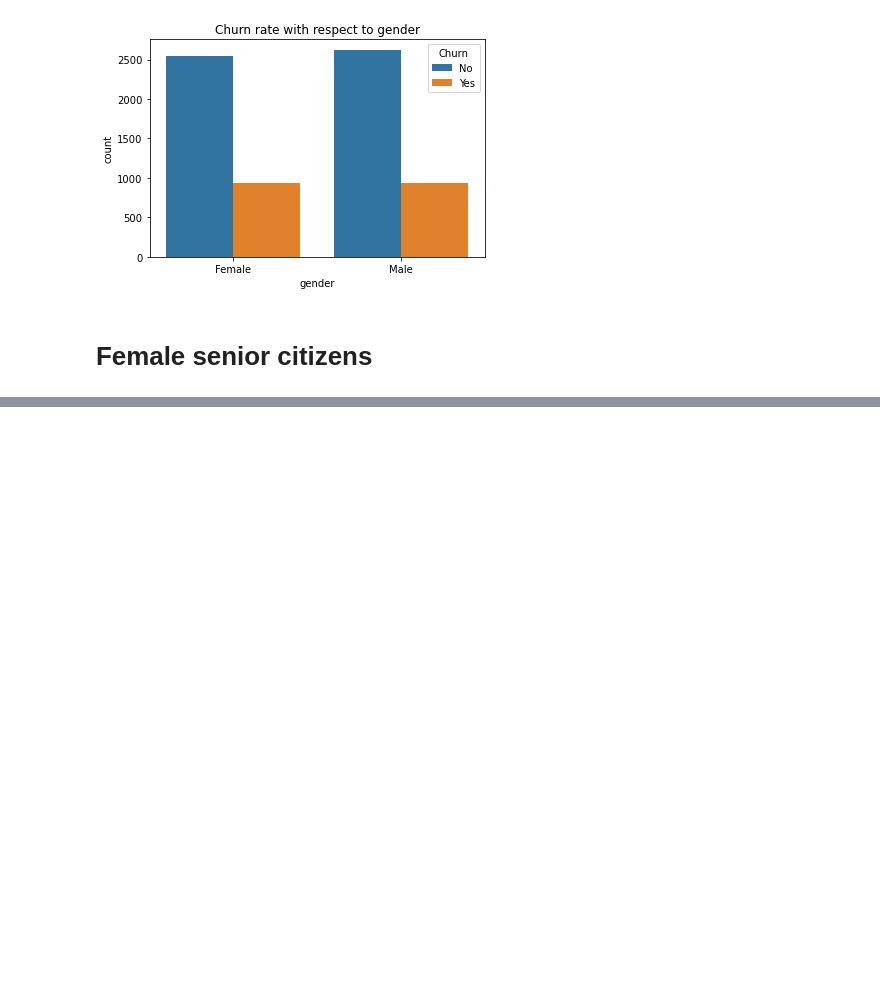
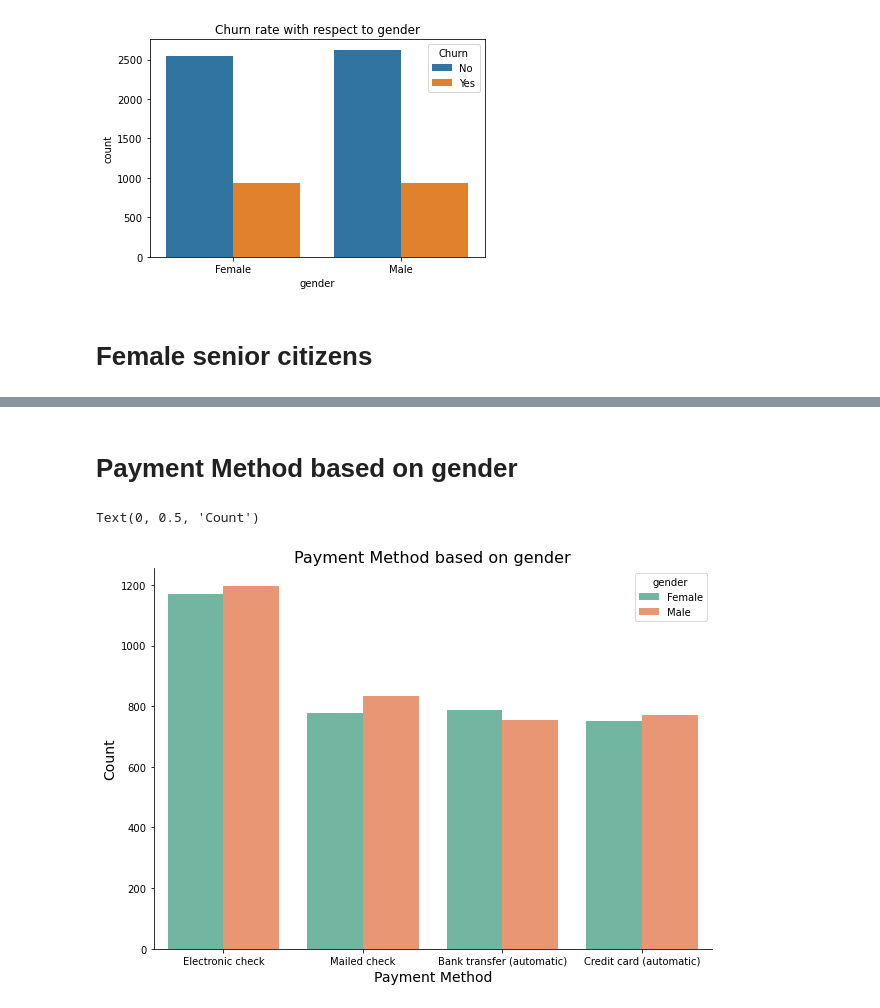
Before and after one commit to Syamkrishna123/ICTK-Q-A-activity, a Jupyter notebook: week4.ipynb, the cells around one changed output, grey strips where cells are left out. Cells and saved outputs as stored; diff of their text form; code cells hidden in the pictures; blank space fills up the shorter version.

```diff
--- a/week4.ipynb
+++ b/week4.ipynb
@@ -33,0 +67,12 @@ Text(0.5, 1.0, 'Churn rate with respect to gender')
+# %% [markdown]
+# Payment Method based on gender
+# %%
+plt.figure(figsize=(10,7))
+sns.countplot(data[ 'PaymentMethod' ], hue=data[ 'gender'],palette='Set2')
+sns.despine()
+plt.title( "Payment Method based on gender",fontsize=16)
+plt.xlabel('Payment Method', fontsize=14)
+plt.ylabel('Count',fontsize=14)
+# %% [output]
+Text(0, 0.5, 'Count')
+[figure, added]
```
Also changed, not shown: parts of 5 cells of this notebook.
